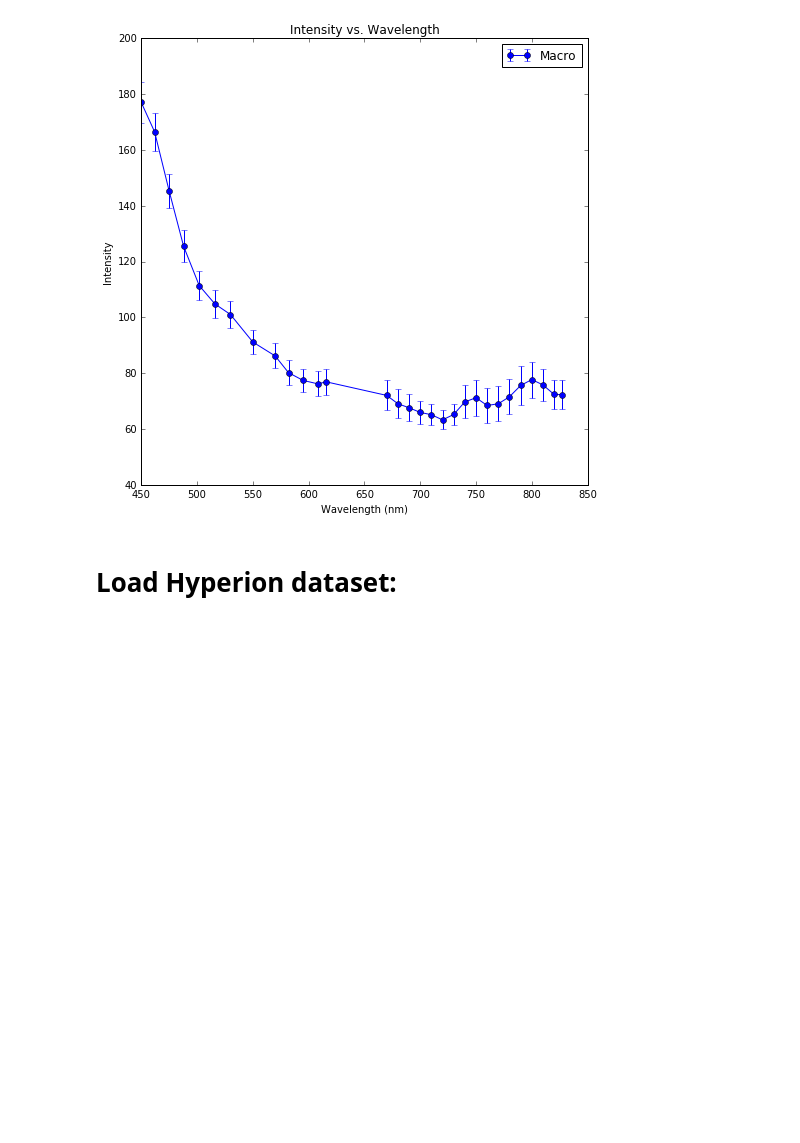
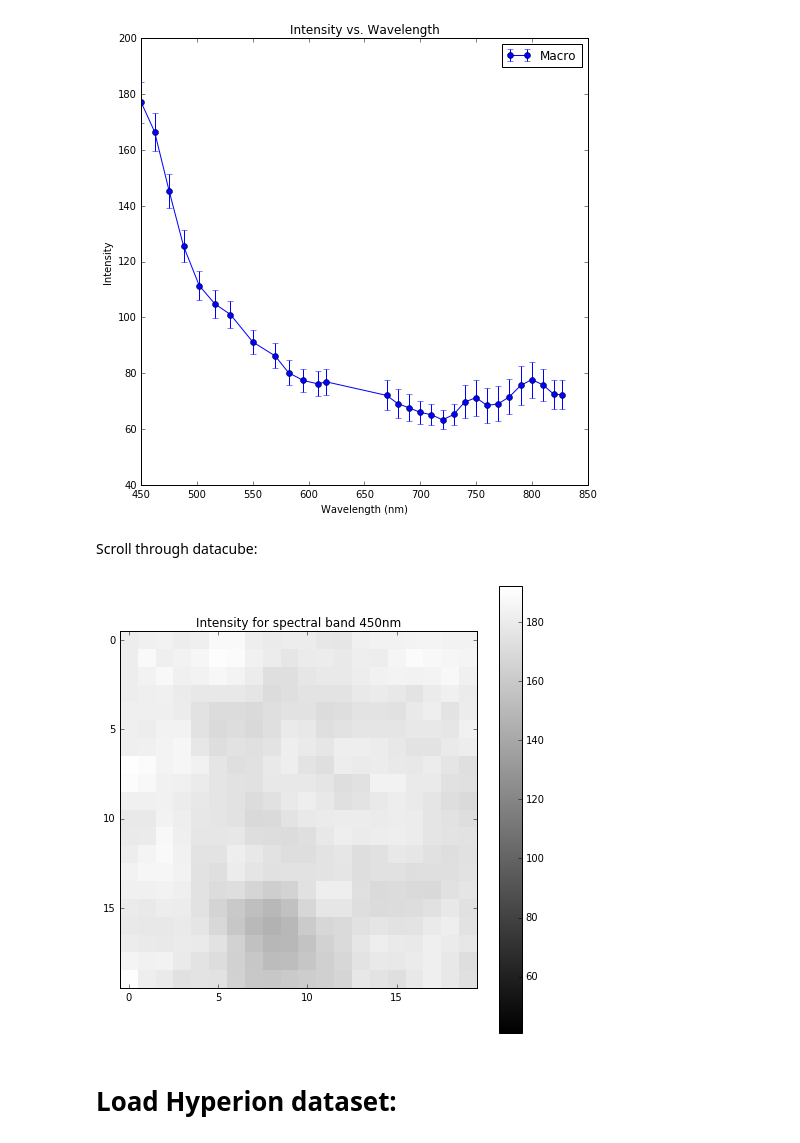
Before and after one commit to satellogic/open-impact, a Jupyter notebook: Forest recovery.ipynb, the cells around one changed output. Saved outputs shown, nothing was run; the diff lists cells and outputs as text; code cells hidden in the pictures; blank space fills up the shorter version.

Commit message:
Add interactive imshows

```diff
--- a/Forest recovery.ipynb
+++ b/Forest recovery.ipynb
@@ -31,6 +31,7 @@ from os import listdir
 from os.path import isfile, join
 import tifffile as tiff
 from PIL import Image
+from IPython.html.widgets import interact
 
 
 def load_tiff_datacube(path, filenames):
@@ -80,6 +81,13 @@ def load_png_datacube_roi(path, filenames, roi_init, roi_size):
                                                                                     roi_init[1]:roi_init[1] + roi_size[1]]
     data[:,:,0] = data0
     return data
+
+def plot_image(wav):
+    plt.figure(figsize=(8,8))
+    plt.imshow(dataset[:,:,wav],cmap='gray', interpolation='none', vmin=dataset.min(), vmax=dataset.max())
+    axes = plt.gca()
+    plt.title('Intensity for spectral band %d'% wav_data[wav] + 'nm')
+    plt.colorbar()
 # %% [markdown]
 # Create dictionaries with the desired datasets:
 # %%
@@ -207,6 +215,15 @@ if macro is not None:
         plt.legend()
 # %% [output]
 [figure]
+# %% [markdown]
+Scroll through datacube:
+# %%
+dataset = macro_roi
+wav_data = macro_wavelength
+
+interact(plot_image, wav=(0,len(wav_data)-1))
+# %% [output]
+[figure, added]
 # %% [markdown]
 # Load Hyperion dataset:
 # %%
```
Also changed, not shown: parts of 11 cells of this notebook.
